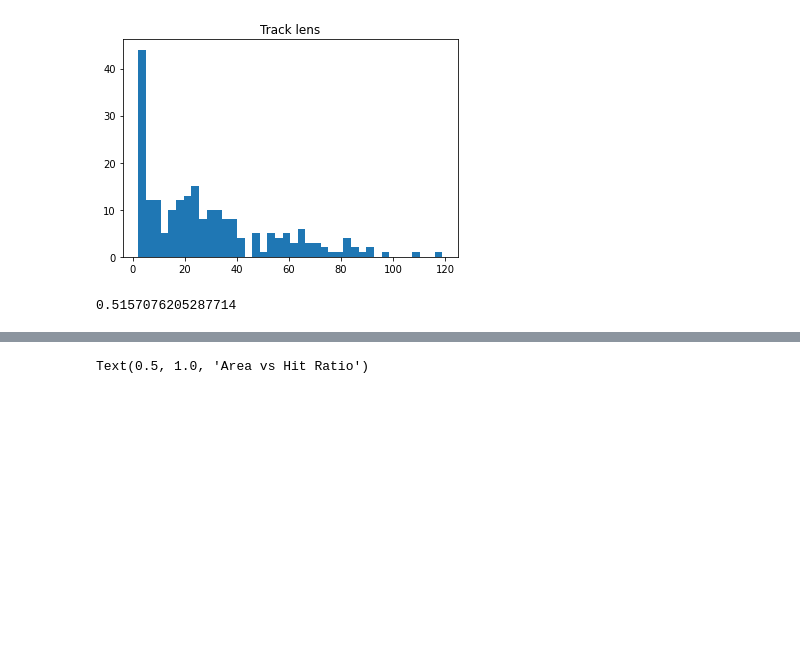
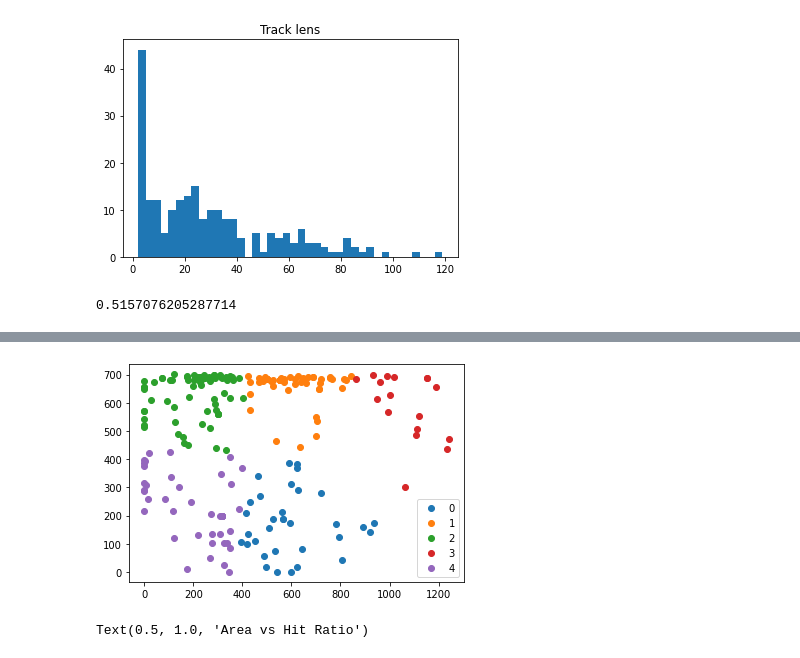
Before and after one commit to EvilPsyCHo/kaggle-detect-starfish, a Jupyter notebook: yolov5-lib/4_Model_output_analysis.ipynb, the cells around one changed output, grey strips where cells are left out. Drawn from its saved outputs; the diff is of its cells as text; code cells hidden in the pictures; blank space fills up the shorter version.

```diff
--- a/yolov5-lib/4_Model_output_analysis.ipynb
+++ b/yolov5-lib/4_Model_output_analysis.ipynb
@@ -159,3 +183,5 @@ np.sum(track_ratio * track_lens) / np.sum(track_lens)
 # %%
 bbox = np.array([t[0] for t in gt_track])
 area = bbox[:, 2] * bbox[:, 3]
+# %%
+cluster5 = KMeans(5).fit_predict(bbox)
@@ -162,3 +198,11 @@ area = bbox[:, 2] * bbox[:, 3]
+# %%
+colors = ['#1f77b4', '#ff7f0e', '#2ca02c', '#d62728', '#9467bd']
+for i in np.unique(cluster5):
+    plt.scatter(bbox[cluster5==i,0], bbox[cluster5==i,1], c=colors[i], label=i)
+plt.legend()
+plt.show()
+# %% [output]
+[figure, added]
 # %%
 plt.scatter(area, track_ratio)
 plt.title("Area vs Hit Ratio")
```
Also changed, not shown: parts of 5 cells of this notebook.
